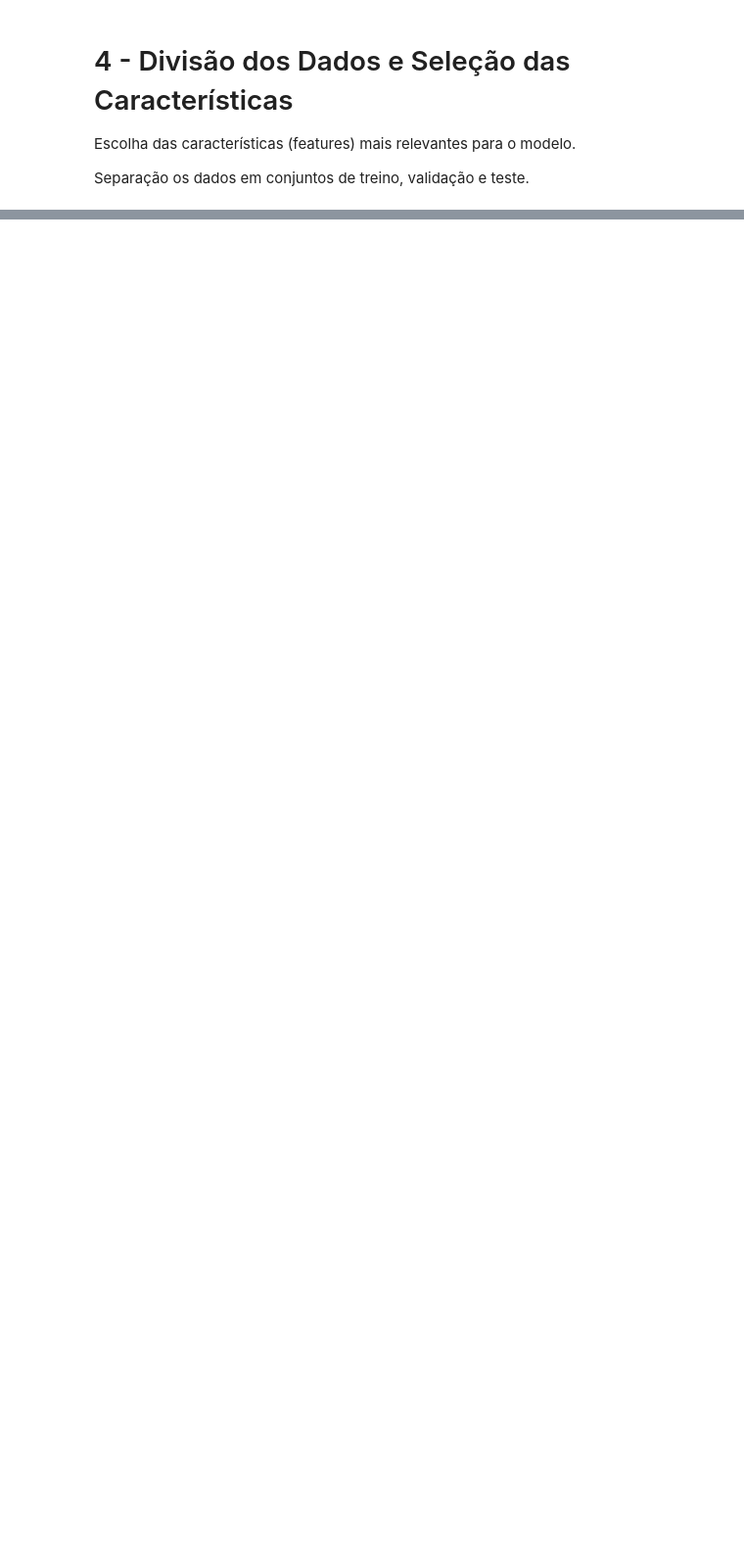
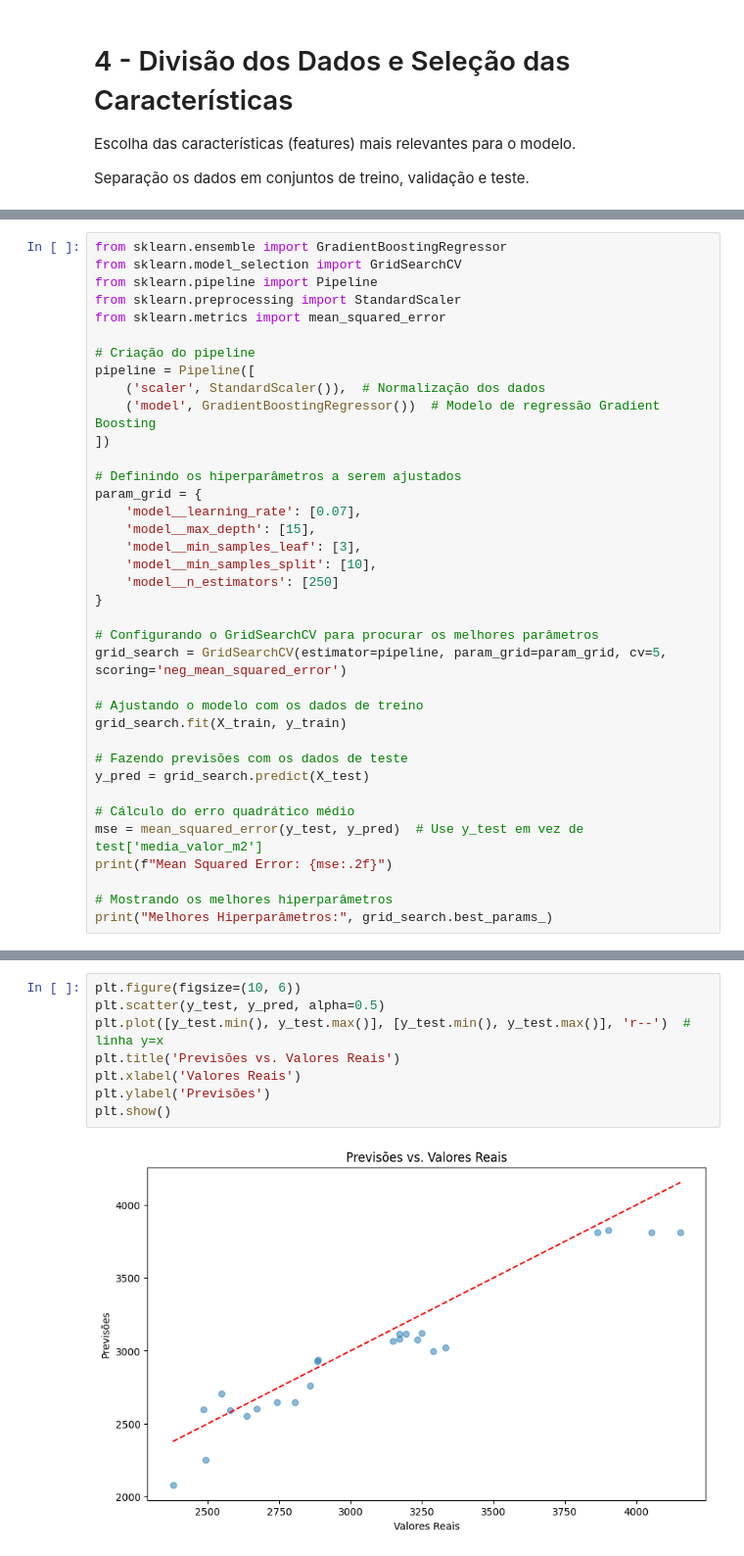
Before and after one commit to rivolela/fiap_tech_challenge_03, a Jupyter notebook: notebooks/case_forecast_immobile_prices_port/case_tc03.ipynb, the cells around one changed output, grey strips where cells are left out. Shown at 98% size. Cells and saved outputs as stored; diff of their text form; blank space fills up the shorter version.

```diff
--- a/notebooks/case_forecast_immobile_prices_port/case_tc03.ipynb
+++ b/notebooks/case_forecast_immobile_prices_port/case_tc03.ipynb
@@ -581,0 +582,37 @@ plt.show()
+# %%
+from sklearn.ensemble import GradientBoostingRegressor
+from sklearn.model_selection import GridSearchCV
+from sklearn.pipeline import Pipeline
+from sklearn.preprocessing import StandardScaler
+from sklearn.metrics import mean_squared_error
+
+# Criação do pipeline
+pipeline = Pipeline([
+    ('scaler', StandardScaler()),  # Normalização dos dados
+    ('model', GradientBoostingRegressor())  # Modelo de regressão Gradient Boosting
+])
+
+# Definindo os hiperparâmetros a serem ajustados
+param_grid = {
+    'model__learning_rate': [0.07],
+    'model__max_depth': [15],
+    'model__min_samples_leaf': [3],
+    'model__min_samples_split': [10],
+    'model__n_estimators': [250]
+}
+
+# Configurando o GridSearchCV para procurar os melhores parâmetros
+grid_search = GridSearchCV(estimator=pipeline, param_grid=param_grid, cv=5, scoring='neg_mean_squared_error')
+
+# Ajustando o modelo com os dados de treino
+grid_search.fit(X_train, y_train)
+
+# Fazendo previsões com os dados de teste
+y_pred = grid_search.predict(X_test)
+
+# Cálculo do erro quadrático médio
+mse = mean_squared_error(y_test, y_pred)  # Use y_test em vez de test['media_valor_m2']
+print(f"Mean Squared Error: {mse:.2f}")
+
+# Mostrando os melhores hiperparâmetros
+print("Melhores Hiperparâmetros:", grid_search.best_params_)
@@ -581,0 +729,10 @@ plt.show()
+# %%
+plt.figure(figsize=(10, 6))
+plt.scatter(y_test, y_pred, alpha=0.5)
+plt.plot([y_test.min(), y_test.max()], [y_test.min(), y_test.max()], 'r--')  # linha y=x
+plt.title('Previsões vs. Valores Reais')
+plt.xlabel('Valores Reais')
+plt.ylabel('Previsões')
+plt.show()
+# %% [output]
+[figure, added]
```
Also changed, not shown: parts of 21 cells of this notebook.
